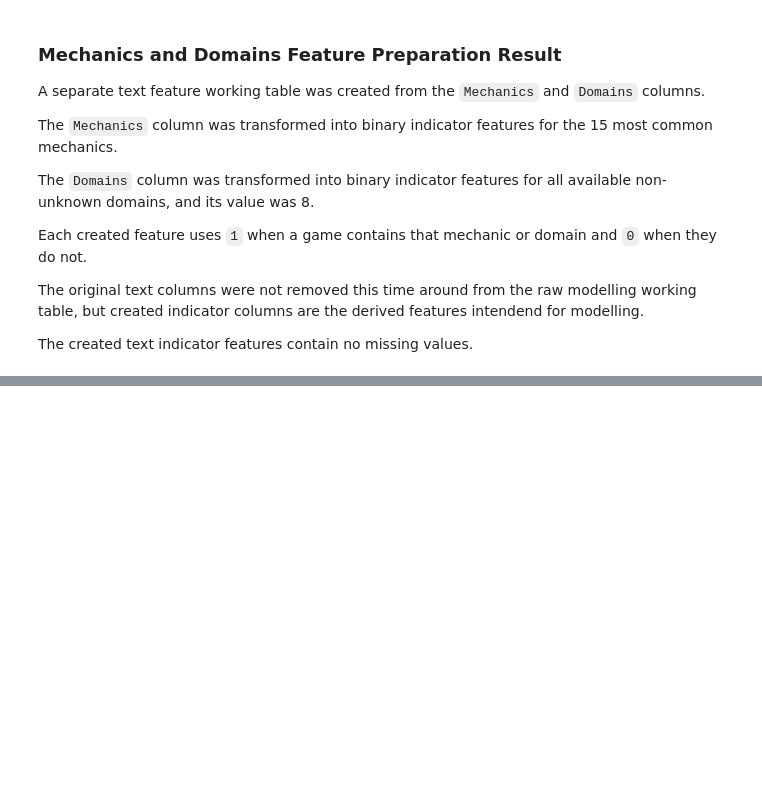
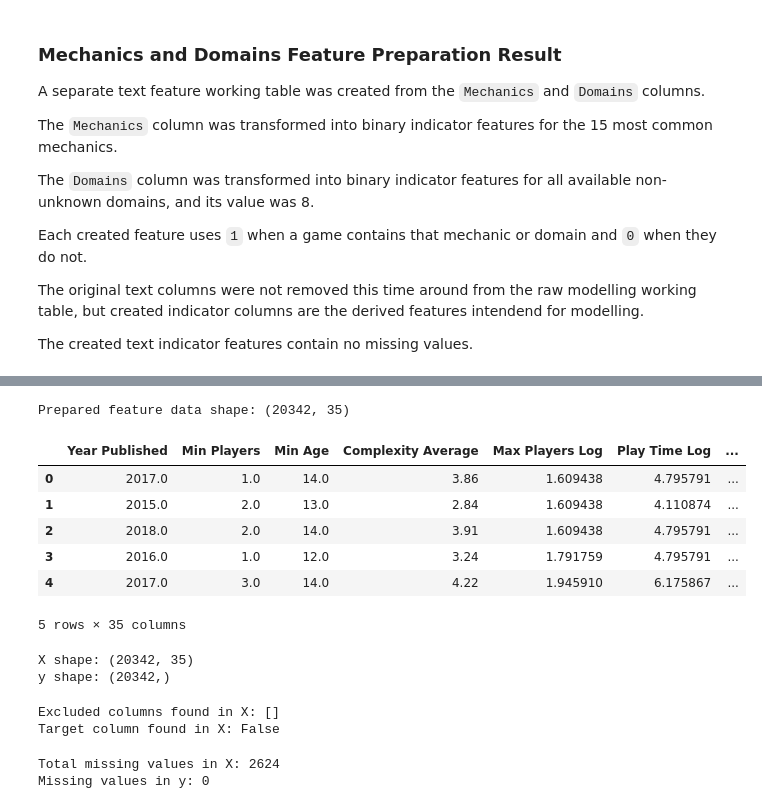
Before and after one commit to Agnogh/board-game-rating-predictor, a Jupyter notebook: notebooks/04_feature_engineering_model_preparation.ipynb, the cells around one changed output, grey strips where cells are left out. Cells and saved outputs as stored; diff of their text form; code cells hidden in the pictures; blank space fills up the shorter version.

```diff
--- a/notebooks/04_feature_engineering_model_preparation.ipynb
+++ b/notebooks/04_feature_engineering_model_preparation.ipynb
@@ -889,0 +936,55 @@ The created text indicator features contain no missing values.
+# %%
+# Combine prepared numerical features an text-derived features
+prepared_feture_data = pd.concat(
+    [
+        numeric_model_data[numeric_features_for_model],
+        text_model_data[text_features_for_model]
+    ],
+    axis=1
+)
+
+print("Prepared feature data shape:", prepared_feture_data.shape)
+
+prepared_feture_data.head()
+# %% [output]
+Prepared feature data shape: (20342, 35)
+|  | Year Published | Min Players | Min Age | Complexity Average | Max Players Log | Play Time Log | ... |
+| 0 | 2017.0 | 1.0 | 14.0 | 3.86 | 1.609438 | 4.795791 | ... |
+| 1 | 2015.0 | 2.0 | 13.0 | 2.84 | 1.609438 | 4.110874 | ... |
+| 2 | 2018.0 | 2.0 | 14.0 | 3.91 | 1.609438 | 4.795791 | ... |
+| 3 | 2016.0 | 1.0 | 12.0 | 3.24 | 1.791759 | 4.795791 | ... |
+| 4 | 2017.0 | 3.0 | 14.0 | 4.22 | 1.945910 | 6.175867 | ... |
+5 rows × 35 columns
+# %%
+# Create feature matrix X and the target variable y
+X = prepared_feture_data.copy()
+y = df_model[target_column].copy()
+
+print("X shape:", X.shape)
+print("y shape:", y.shape)
+# %% [output]
+X shape: (20342, 35)
+y shape: (20342,)
+# %%
+# Check if EXCLUDED columns are not present in X
+excluded_columns_in_X = [
+    column
+    for column in excluded_columns
+    if column in X.columns
+]
+
+# Check if the TAREGT column is not present in X
+target_column_in_X = target_column in X.columns
+
+print("Excluded columns found in X:", excluded_columns_in_X)
+print("Target column found in X:", target_column_in_X)
+# %% [output]
+Excluded columns found in X: []
+Target column found in X: False
+# %%
+# Chexk missing values in X an y
+print("Total missing values in X:", X.isnull().sum().sum())
+print("Missing values in y:", y.isnull().sum())
+# %% [output]
+Total missing values in X: 2624
+Missing values in y: 0
```
Also changed, not shown: parts of 4 cells of this notebook.
